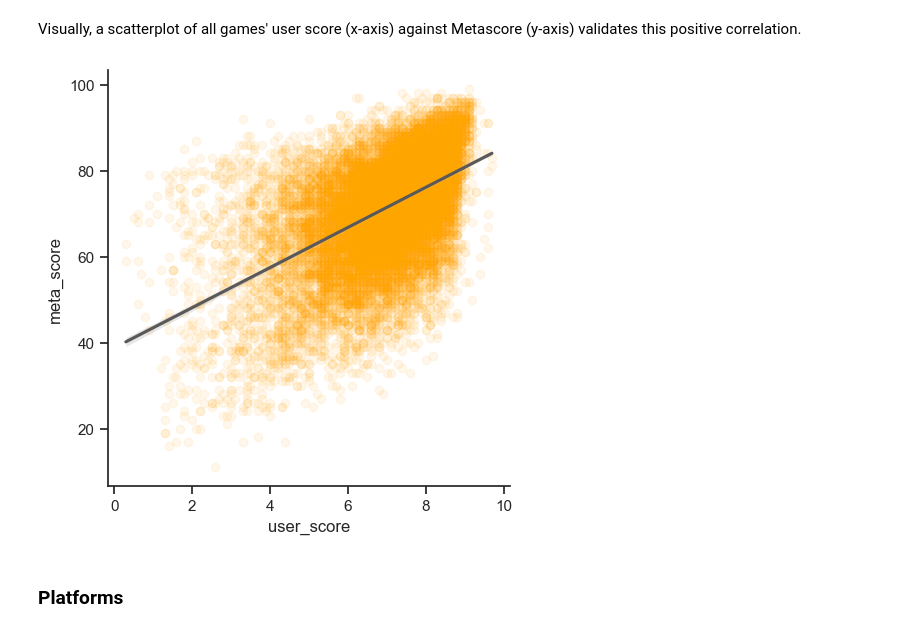
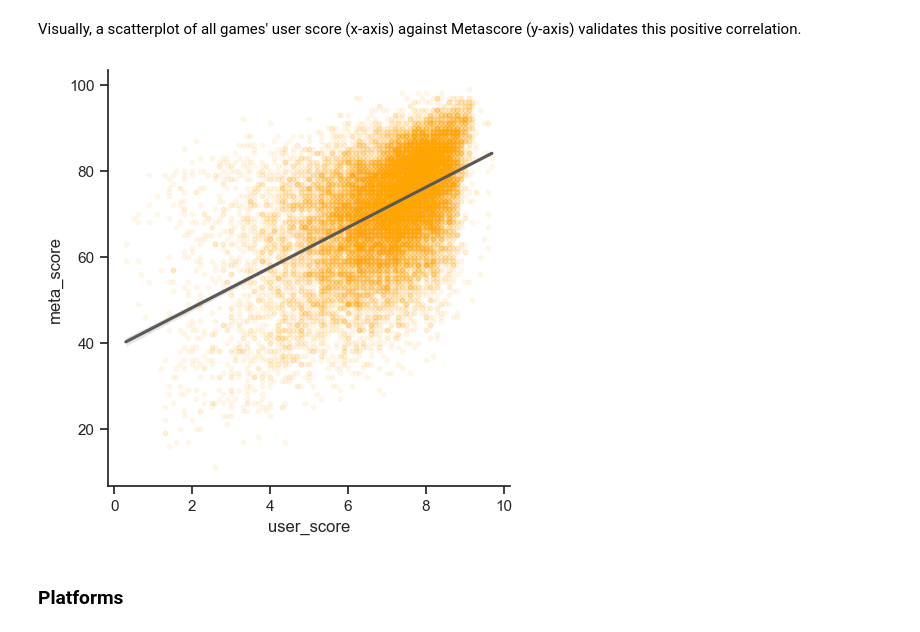
Before and after one commit to henrylin03/video-games, a Jupyter notebook: analysis.ipynb, the cells around one changed output. Saved outputs shown, nothing was run; the diff lists cells and outputs as text; code cells hidden in the pictures.

Commit message:
tweak scatterplot of userscore to metascore incl size of scatter points for greater visibility

```diff
--- a/analysis.ipynb
+++ b/analysis.ipynb
@@ -390,18 +390,18 @@ Visually, a scatterplot of all games' user score (x-axis) against Metascore (y-a
 # %%
 import matplotlib.pyplot as plt
 import seaborn as sns
 
 sns.set(style="ticks")
 sns.lmplot(
     data=merged_df,
     x="user_score",
     y="meta_score",
-    scatter_kws={"color": "orange", "alpha": 0.08},
+    scatter_kws={"color": "orange", "alpha": 0.07, "s": 10},
     line_kws={"color": "#595959"},
 )
 plt.show()
 # %% [output]
-[figure, old version]
+[figure, new version]
 # %% [markdown]
 ### Platforms
 # %% [markdown]
```
